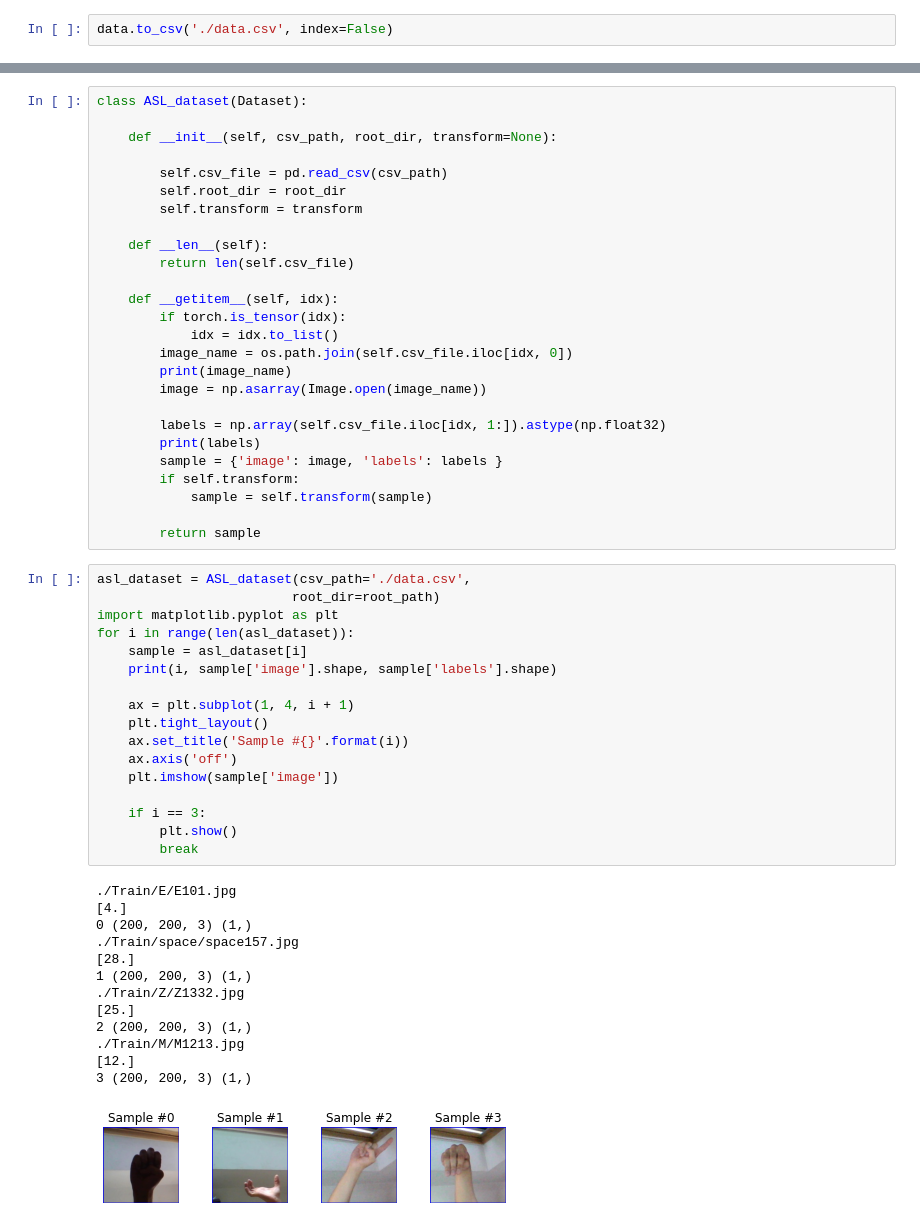
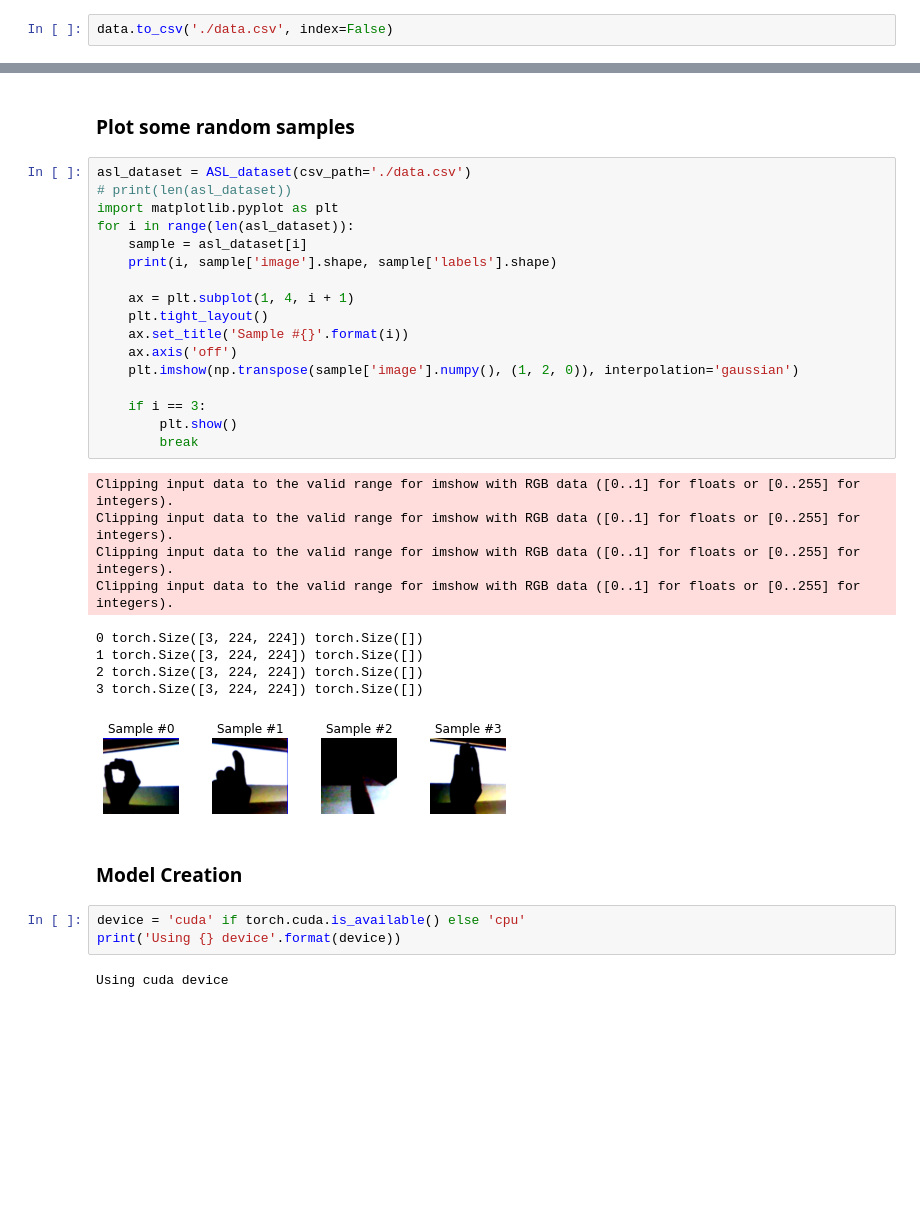
Before and after one commit to zero-aysd/american_sign_language, a Jupyter notebook: sign_lang_classifier.ipynb, the cells around one changed output, grey strips where cells are left out. Cells and saved outputs as stored; diff of their text form; blank space fills up the shorter version.

Commit message:
model_40%_accuracy

```diff
--- a/sign_lang_classifier.ipynb
+++ b/sign_lang_classifier.ipynb
@@ -86,57 +194,37 @@ test_transforms = transforms.Compose([
-# %%
-class ASL_dataset(Dataset):
-
-    def __init__(self, csv_path, root_dir, transform=None):
-
-        self.csv_file = pd.read_csv(csv_path)
-        self.root_dir = root_dir
-        self.transform = transform
-
-    def __len__(self):
-        return len(self.csv_file)
-
-    def __getitem__(self, idx):
-        if torch.is_tensor(idx):
-            idx = idx.to_list()
-        image_name = os.path.join(self.csv_file.iloc[idx, 0])
-        print(image_name)
-        image = np.asarray(Image.open(image_name))
-
-        labels = np.array(self.csv_file.iloc[idx, 1:]).astype(np.float32)
-        print(labels)
-        sample = {'image': image, 'labels': labels }
-        if self.transform:
-            sample = self.transform(sample)
-
-        return sample
+# %% [markdown]
+
+### Plot some random samples
 # %%
-asl_dataset = ASL_dataset(csv_path='./data.csv',
-                         root_dir=root_path)
+asl_dataset = ASL_dataset(csv_path='./data.csv')
+# print(len(asl_dataset))
 import matplotlib.pyplot as plt
 for i in range(len(asl_dataset)):
     sample = asl_dataset[i]
     print(i, sample['image'].shape, sample['labels'].shape)
 
     ax = plt.subplot(1, 4, i + 1)
     plt.tight_layout()
     ax.set_title('Sample #{}'.format(i))
     ax.axis('off')
-    plt.imshow(sample['image'])
+    plt.imshow(np.transpose(sample['image'].numpy(), (1, 2, 0)), interpolation='gaussian')
 
     if i == 3:
         plt.show()
         break
 # %% [output]
-./Train/E/E101.jpg
-[4.]
-0 (200, 200, 3) (1,)
-./Train/space/space157.jpg
-[28.]
-1 (200, 200, 3) (1,)
-./Train/Z/Z1332.jpg
-[25.]
-2 (200, 200, 3) (1,)
-./Train/M/M1213.jpg
-[12.]
-3 (200, 200, 3) (1,)
+Clipping input data to the valid range for imshow with RGB data ([0..1] for floats or [0..255] for integers).
+Clipping input data to the valid range for imshow with RGB data ([0..1] for floats or [0..255] for integers).
+Clipping input data to the valid range for imshow with RGB data ([0..1] for floats or [0..255] for integers).
+Clipping input data to the valid range for imshow with RGB data ([0..1] for floats or [0..255] for integers).
+0 torch.Size([3, 224, 224]) torch.Size([])
+1 torch.Size([3, 224, 224]) torch.Size([])
+2 torch.Size([3, 224, 224]) torch.Size([])
+3 torch.Size([3, 224, 224]) torch.Size([])
-[figure, old version]
+[figure, new version]
+# %% [markdown]
+###  Model Creation
+# %%
+device = 'cuda' if torch.cuda.is_available() else 'cpu'
+print('Using {} device'.format(device))
+# %% [output]
+Using cuda device
```
Also changed, not shown: parts of 27 cells of this notebook, 2 other files.
